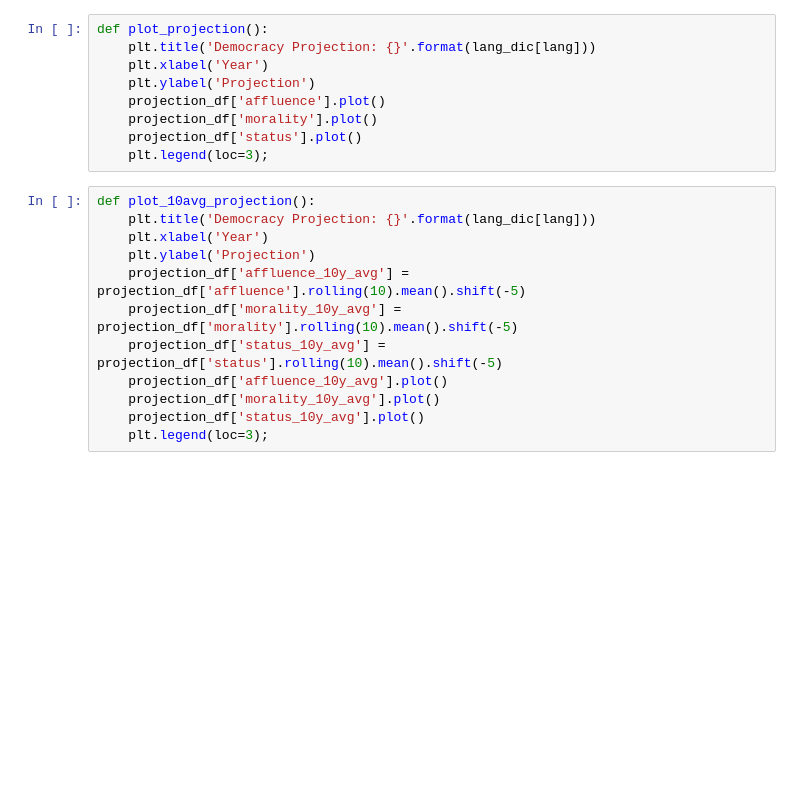
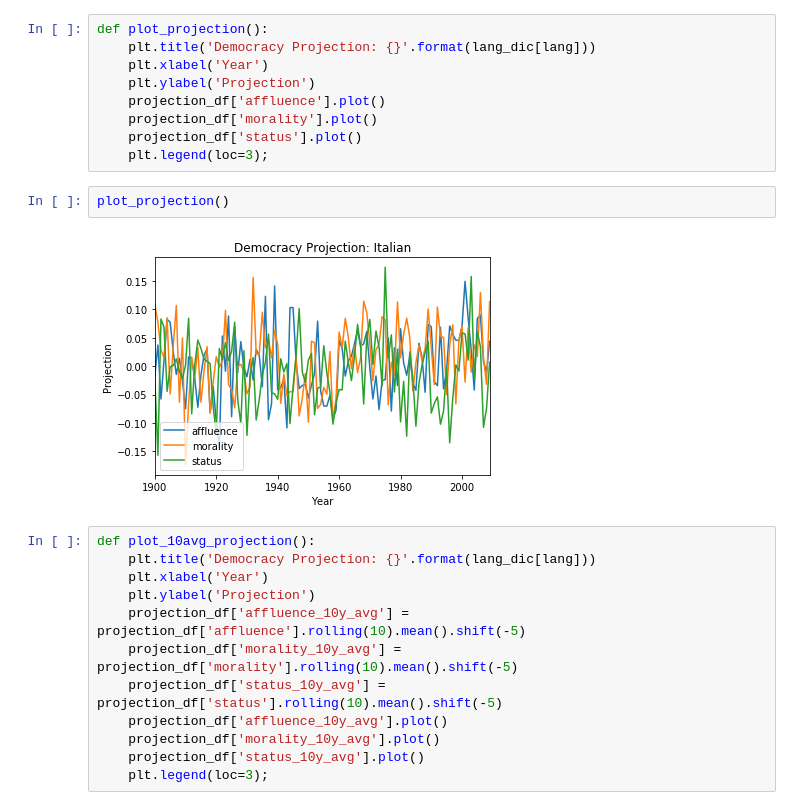
Before and after one commit to cultural-proj/democracy, a Jupyter notebook: Projection_(affluence_morality_status).ipynb, the cells around one changed output. Cells and saved outputs as stored; diff of their text form; blank space fills up the shorter version.

```diff
--- a/Projection_(affluence_morality_status).ipynb
+++ b/Projection_(affluence_morality_status).ipynb
@@ -99,6 +101,10 @@ def plot_projection():
     projection_df['morality'].plot()
     projection_df['status'].plot()
     plt.legend(loc=3);
+# %%
+plot_projection()
+# %% [output]
+[figure, added]
 # %%
 def plot_10avg_projection():
     plt.title('Democracy Projection: {}'.format(lang_dic[lang]))
```
Also changed, not shown: parts of 5 cells of this notebook.
